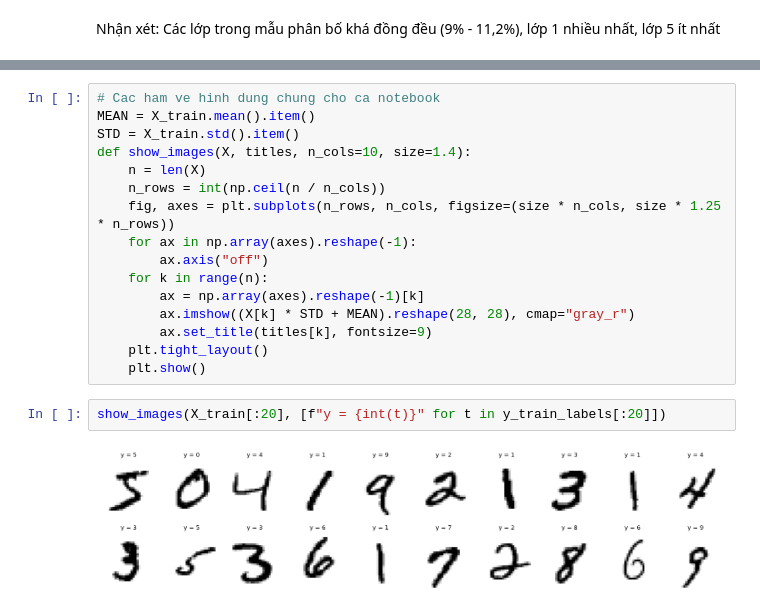
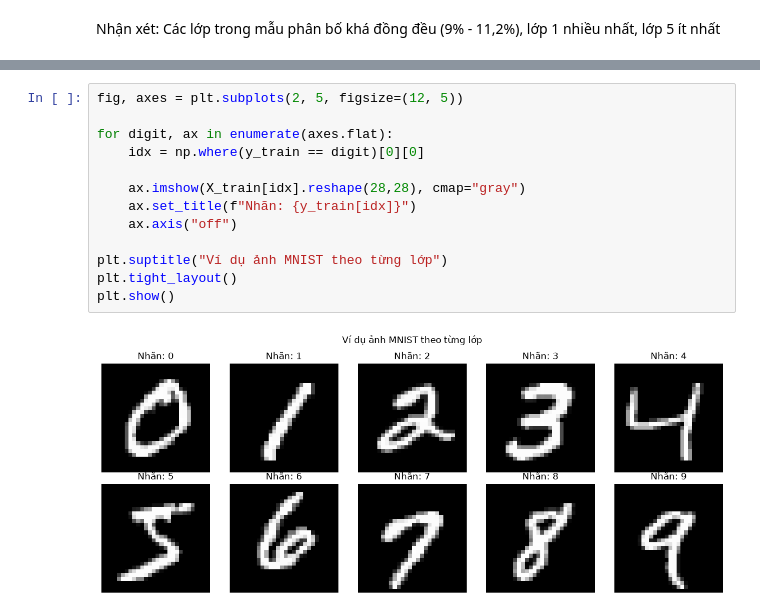
Before and after one commit to luyenhungtran/midterm_pattern_recognition, a Jupyter notebook: mnist-pattern-recognition/notebooks/01_eda.ipynb, the cells around one changed output, grey strips where cells are left out. Drawn from its saved outputs; the diff is of its cells as text.

```diff
--- a/mnist-pattern-recognition/notebooks/01_eda.ipynb
+++ b/mnist-pattern-recognition/notebooks/01_eda.ipynb
@@ -54,20 +79,15 @@ Trực quan hóa mẫu ảnh (code lớp thực hành)
 # %%
-# Cac ham ve hinh dung chung cho ca notebook
-MEAN = X_train.mean().item()
-STD = X_train.std().item()
-def show_images(X, titles, n_cols=10, size=1.4):
-    n = len(X)
-    n_rows = int(np.ceil(n / n_cols))
-    fig, axes = plt.subplots(n_rows, n_cols, figsize=(size * n_cols, size * 1.25 * n_rows))
-    for ax in np.array(axes).reshape(-1):
-        ax.axis("off")
-    for k in range(n):
-        ax = np.array(axes).reshape(-1)[k]
-        ax.imshow((X[k] * STD + MEAN).reshape(28, 28), cmap="gray_r")
-        ax.set_title(titles[k], fontsize=9)
-    plt.tight_layout()
-    plt.show()
+fig, axes = plt.subplots(2, 5, figsize=(12, 5))
+
+for digit, ax in enumerate(axes.flat):
+    idx = np.where(y_train == digit)[0][0]
+
+    ax.imshow(X_train[idx].reshape(28,28), cmap="gray")
+    ax.set_title(f"Nhãn: {y_train[idx]}")
+    ax.axis("off")
+
+plt.suptitle("Ví dụ ảnh MNIST theo từng lớp")
+plt.tight_layout()
+plt.show()
+# %% [output]
+[figure, added]
-# %%
-show_images(X_train[:20], [f"y = {int(t)}" for t in y_train_labels[:20]])
-# %% [output]
-[figure, removed]
```
Also changed, not shown: parts of 17 cells of this notebook, 2 other files.
